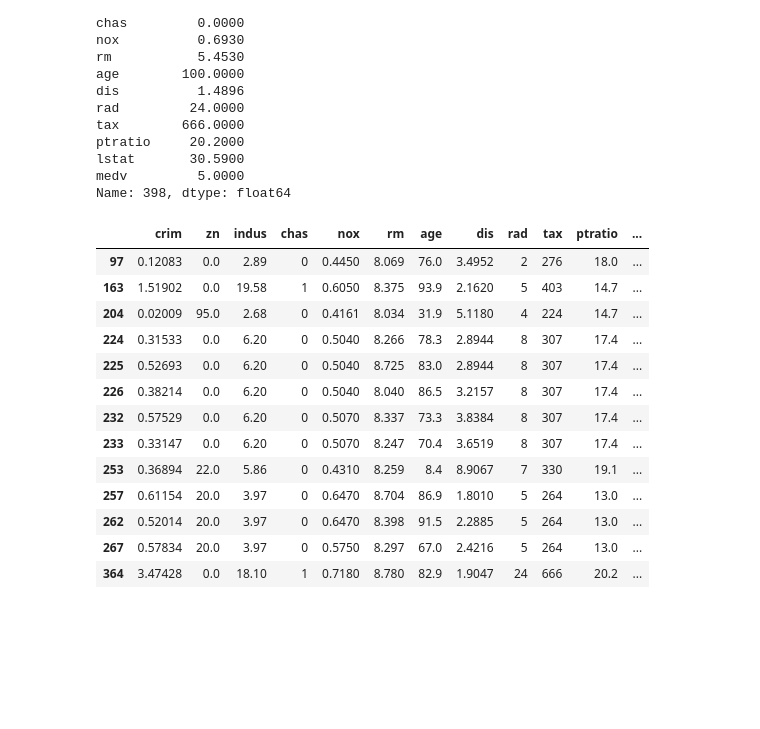
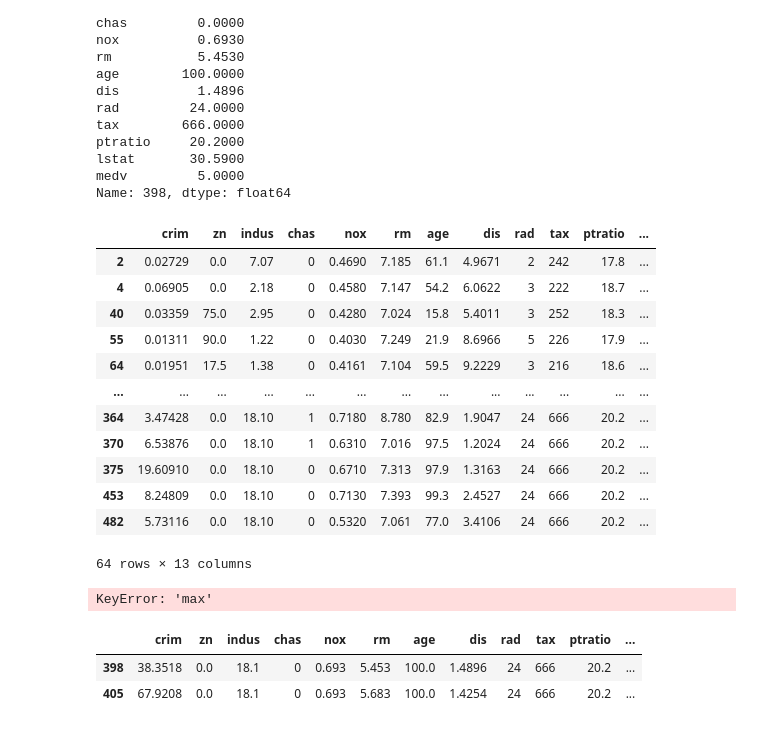
Before and after one commit to dan035-ucsd/MATH-102, a Jupyter notebook: math189/HW1/Boston.ipynb, the cells around one changed output. Cells and saved outputs as stored; diff of their text form; code cells hidden in the pictures; blank space fills up the shorter version.

```diff
--- a/math189/HW1/Boston.ipynb
+++ b/math189/HW1/Boston.ipynb
@@ -149,19 +149,28 @@ lstat       30.5900
 medv         5.0000
 Name: 398, dtype: float64
 # %%
-Boston[Boston['rm'] >= 8]
+Boston[Boston['rm'] >= 7]
 # %% [output]
 |  | crim | zn | indus | chas | nox | rm | age | dis | rad | tax | ptratio | ... |
-| 97 | 0.12083 | 0.0 | 2.89 | 0 | 0.4450 | 8.069 | 76.0 | 3.4952 | 2 | 276 | 18.0 | ... |
-| 163 | 1.51902 | 0.0 | 19.58 | 1 | 0.6050 | 8.375 | 93.9 | 2.1620 | 5 | 403 | 14.7 | ... |
-| 204 | 0.02009 | 95.0 | 2.68 | 0 | 0.4161 | 8.034 | 31.9 | 5.1180 | 4 | 224 | 14.7 | ... |
-| 224 | 0.31533 | 0.0 | 6.20 | 0 | 0.5040 | 8.266 | 78.3 | 2.8944 | 8 | 307 | 17.4 | ... |
-| 225 | 0.52693 | 0.0 | 6.20 | 0 | 0.5040 | 8.725 | 83.0 | 2.8944 | 8 | 307 | 17.4 | ... |
-| 226 | 0.38214 | 0.0 | 6.20 | 0 | 0.5040 | 8.040 | 86.5 | 3.2157 | 8 | 307 | 17.4 | ... |
-| 232 | 0.57529 | 0.0 | 6.20 | 0 | 0.5070 | 8.337 | 73.3 | 3.8384 | 8 | 307 | 17.4 | ... |
-| 233 | 0.33147 | 0.0 | 6.20 | 0 | 0.5070 | 8.247 | 70.4 | 3.6519 | 8 | 307 | 17.4 | ... |
-| 253 | 0.36894 | 22.0 | 5.86 | 0 | 0.4310 | 8.259 | 8.4 | 8.9067 | 7 | 330 | 19.1 | ... |
-| 257 | 0.61154 | 20.0 | 3.97 | 0 | 0.6470 | 8.704 | 86.9 | 1.8010 | 5 | 264 | 13.0 | ... |
-| 262 | 0.52014 | 20.0 | 3.97 | 0 | 0.6470 | 8.398 | 91.5 | 2.2885 | 5 | 264 | 13.0 | ... |
-| 267 | 0.57834 | 20.0 | 3.97 | 0 | 0.5750 | 8.297 | 67.0 | 2.4216 | 5 | 264 | 13.0 | ... |
+| 2 | 0.02729 | 0.0 | 7.07 | 0 | 0.4690 | 7.185 | 61.1 | 4.9671 | 2 | 242 | 17.8 | ... |
+| 4 | 0.06905 | 0.0 | 2.18 | 0 | 0.4580 | 7.147 | 54.2 | 6.0622 | 3 | 222 | 18.7 | ... |
+| 40 | 0.03359 | 75.0 | 2.95 | 0 | 0.4280 | 7.024 | 15.8 | 5.4011 | 3 | 252 | 18.3 | ... |
+| 55 | 0.01311 | 90.0 | 1.22 | 0 | 0.4030 | 7.249 | 21.9 | 8.6966 | 5 | 226 | 17.9 | ... |
+| 64 | 0.01951 | 17.5 | 1.38 | 0 | 0.4161 | 7.104 | 59.5 | 9.2229 | 3 | 216 | 18.6 | ... |
+| ... | ... | ... | ... | ... | ... | ... | ... | ... | ... | ... | ... | ... |
 | 364 | 3.47428 | 0.0 | 18.10 | 1 | 0.7180 | 8.780 | 82.9 | 1.9047 | 24 | 666 | 20.2 | ... |
+| 370 | 6.53876 | 0.0 | 18.10 | 1 | 0.6310 | 7.016 | 97.5 | 1.2024 | 24 | 666 | 20.2 | ... |
+| 375 | 19.60910 | 0.0 | 18.10 | 0 | 0.6710 | 7.313 | 97.9 | 1.3163 | 24 | 666 | 20.2 | ... |
+| 453 | 8.24809 | 0.0 | 18.10 | 0 | 0.7130 | 7.393 | 99.3 | 2.4527 | 24 | 666 | 20.2 | ... |
+| 482 | 5.73116 | 0.0 | 18.10 | 0 | 0.5320 | 7.061 | 77.0 | 3.4106 | 24 | 666 | 20.2 | ... |
+64 rows × 13 columns
+# %%
+Boston.describe().loc()['min','max']
+# %% [output]
+KeyError: 'max'
+# %%
+Boston[Boston['medv'] == Boston['medv'].min()]
+# %% [output]
+|  | crim | zn | indus | chas | nox | rm | age | dis | rad | tax | ptratio | ... |
+| 398 | 38.3518 | 0.0 | 18.1 | 0 | 0.693 | 5.453 | 100.0 | 1.4896 | 24 | 666 | 20.2 | ... |
+| 405 | 67.9208 | 0.0 | 18.1 | 0 | 0.693 | 5.683 | 100.0 | 1.4254 | 24 | 666 | 20.2 | ... |
```
Also changed, not shown: parts of 1 cell of this notebook, 5 other files.
